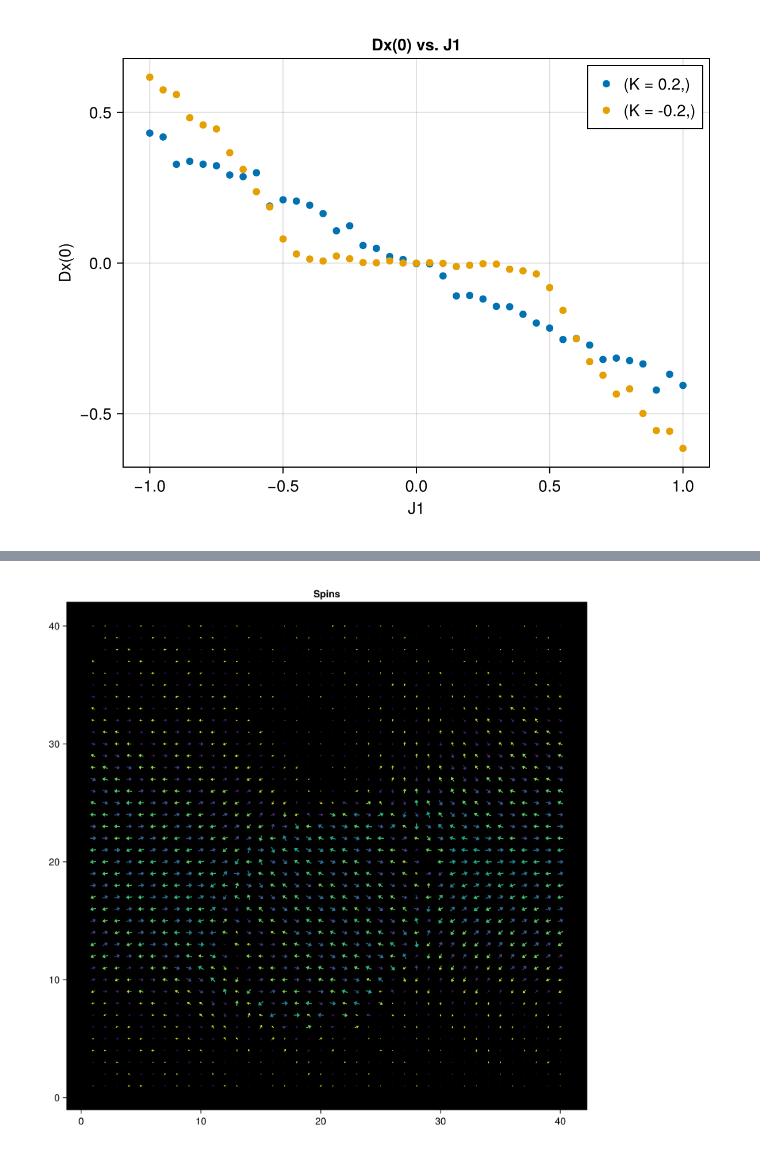
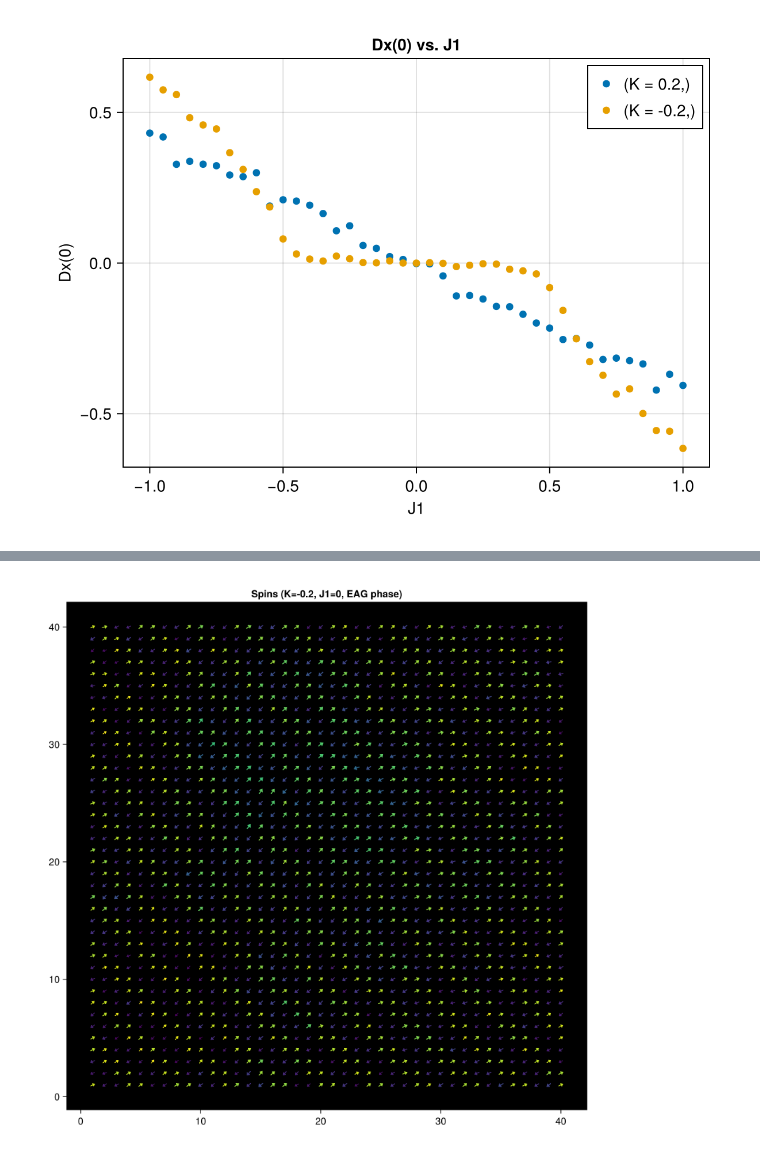
Before and after one commit to PatXue/Biquadratic.jl, a Jupyter notebook: analysis/j1-sweep.ipynb, the cells around one changed output, grey strips where cells are left out. Saved outputs shown, nothing was run; the diff lists cells and outputs as text; code cells hidden in the pictures.

```diff
--- a/analysis/j1-sweep.ipynb
+++ b/analysis/j1-sweep.ipynb
@@ -216,6 +230,6 @@ fig
 # %%
-task_no = "40"
-file = h5open("../jobs/j1-sweep.data/task00" * task_no * "/run0001.dump.h5")
+task_no = "42"
+file = h5open("../jobs/j1-fine-sweep.data/task00" * task_no * "/run0001.dump.h5")
 spins = map(
     t -> [t[:data][1], t[:data][2], t[:data][3]],
     read(file, "simulation/spins")
@@ -227,10 +241,10 @@ Lx, Ly = size(spins)
 close(file)
 # %%
 fig = Figure(size=(800, 800))
-fig[1,1] = Axis(fig; title="Spins", backgroundcolor="black")
+fig[1,1] = Axis(fig; title="Spins (K=-0.2, J1=0, EAG phase)", backgroundcolor="black")
 
 strength = vec(spin_zs)
 arrows2d!(1:Lx, 1:Ly, spin_xs, spin_ys, lengthscale=0.5, align=:center, color=strength)
 fig
 # %% [output]
-[figure, old version]
+[figure, new version]
```
Also changed, not shown: parts of 1 cell of this notebook.
